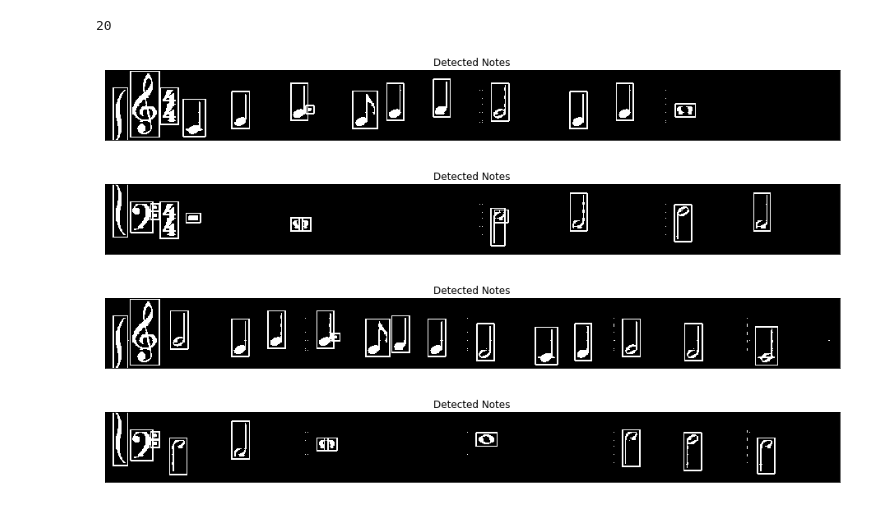
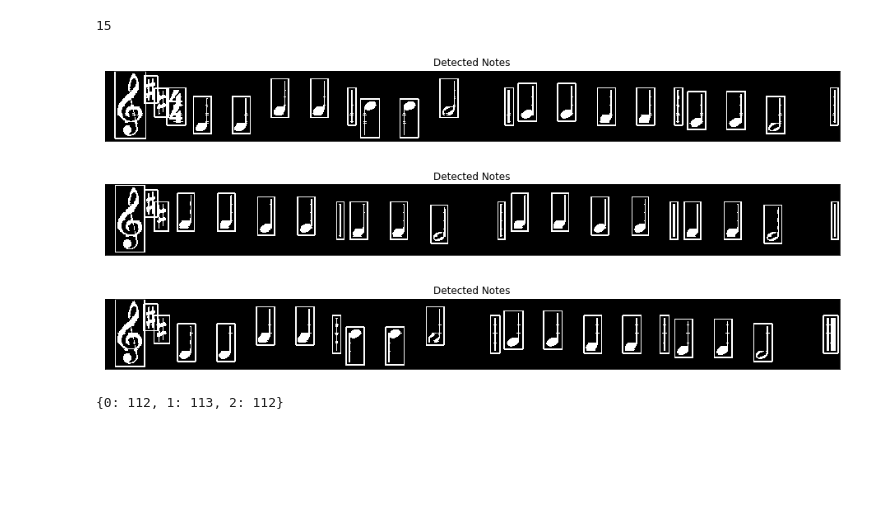
Before and after one commit to tronak19/CV-Project, a Jupyter notebook: Main.ipynb, the cells around one changed output. Saved outputs shown, nothing was run; the diff lists cells and outputs as text; code cells hidden in the pictures; blank space fills up the shorter version.

Commit message:
Recognize Notes

```diff
--- a/Main.ipynb
+++ b/Main.ipynb
@@ -8,5 +9,5 @@ from sklearn.decomposition import PCA
 # %%
-img = cv2.imread('Images/ss1.jpg', 0)
+img = cv2.imread('Images/TTLS.png', 0)
 
 plt.figure(figsize=(16,16))
 plt.imshow(img, cmap = 'gray')
@@ -179,7 +178,7 @@ for i in range(len(staff_lines)-1):
 staff_lines_avg.append(int(round(np.mean(list(set(temp))))))
 len(staff_lines_avg)
 # %% [output]
-20
+15
 # %%
 # segmented_image = img_bw.copy()
 # for i in staff_lines:
@@ -228,6 +227,7 @@ len(staff_lines_avg)
 # %%
 def crop_notes(img, img_copy, counter=0):
     img_height, img_width = img.shape
+    note_point_list = []
 
     image_transpose = img.transpose()
     labels = measure.label(image_transpose, neighbors=8, background=0)
@@ -243,8 +243,16 @@ def crop_notes(img, img_copy, counter=0):
         numPixels = cv2.countNonZero(note)
 
         if numPixels > 25:
+            row_sum = horizontal_projection(note)
+            hp_max = max(row_sum)
+            for i in range(len(row_sum)):
+                if row_sum[i] < 0.5*hp_max:
+                    row_sum[i] = 0
+
+            note_point = [i for i, x in enumerate(row_sum) if x][-1]
+            note_point_list.append(note_point)
+
             x,y,w,h = cv2.boundingRect(note)
-
             filename = 'Output/'+str(counter)+'.jpg'
             # crop_img = img_copy[y:y+bar_height_avg, x:x+w]
             crop_img = img_copy[0:img_height, x:x+w]
@@ -258,46 +266,64 @@ def crop_notes(img, img_copy, counter=0):
     plt.title('Detected Notes')
     plt.show()
 
-    return counter
+    return counter, note_point_list
 # %%
 counter = 0
+note_point_dict = {}
+last_staff_line_dict = {}
+key_count = 0
 for k in grand_staves:
     img_copy = k.copy()
 
     row_sum = horizontal_projection(k)
     hp_max = max(row_sum)
 
     for i in range(len(row_sum)):
         if row_sum[i] < 0.9*hp_max:
             row_sum[i] = 0
 
     staff_lines = []
     for i in range(len(row_sum)):
         if row_sum[i]>0:
             staff_lines.append(i)
 
     for i in staff_lines:
         for j in range(w):
             if sum(k[i-5:i+5, j])<1500:
                 k[i,j]=0
 
-    col_sum = vertical_projection(k)
-    vp_max = max(col_sum)
+#     col_sum = vertical_projection(k)
+#     vp_max = max(col_sum)
 
-    for i in range(len(col_sum)):
-        if col_sum[i] < 0.9*vp_max:
-            col_sum[i] = 0
+#     for i in range(len(col_sum)):
+#         if col_sum[i] < 0.9*vp_max:
+#             col_sum[i] = 0
 
-    for i in range(w):
-        if col_sum[i] != 0:
-            k[:,i] = 0
+#     for i in range(w):
+#         if col_sum[i] != 0:
+#             k[:,i] = 0
 
-    counter = crop_notes(k, img_copy, counter)
+    staff_lines_avg = []
+    temp = []
+
+    for i in range(len(staff_lines)-1):
+        if staff_lines[i+1]-staff_lines[i]<2:
+            temp.append(staff_lines[i])
+            temp.append(staff_lines[i+1])
+        else:
+            staff_lines_avg.append(int(round(np.mean(list(set(temp))))))
+            temp = []
+
+    staff_lines_avg.append(int(round(np.mean(list(set(temp))))))
+    last_staff_line_dict[key_count] = staff_lines_avg[-1]
+
+    counter, note_point_list = crop_notes(k, img_copy, counter)
+    note_point_dict[key_count] = note_point_list
+    key_count+=1
 # %% [output]
-[figure, old version]
+[figure, new version]
-[figure, old version]
+[figure, new version]
-[figure, old version]
+[figure, new version]
-[figure, removed]
 # %%
 # for i in range(counter):
 #     filename = 'Output/'+str(i)+'.jpg'
@@ -306,0 +357,4 @@ for k in grand_staves:
+# %%
+last_staff_line_dict
+# %% [output]
+{0: 112, 1: 113, 2: 112}
```
Also changed, not shown: parts of 20 cells of this notebook, 2 other files.
